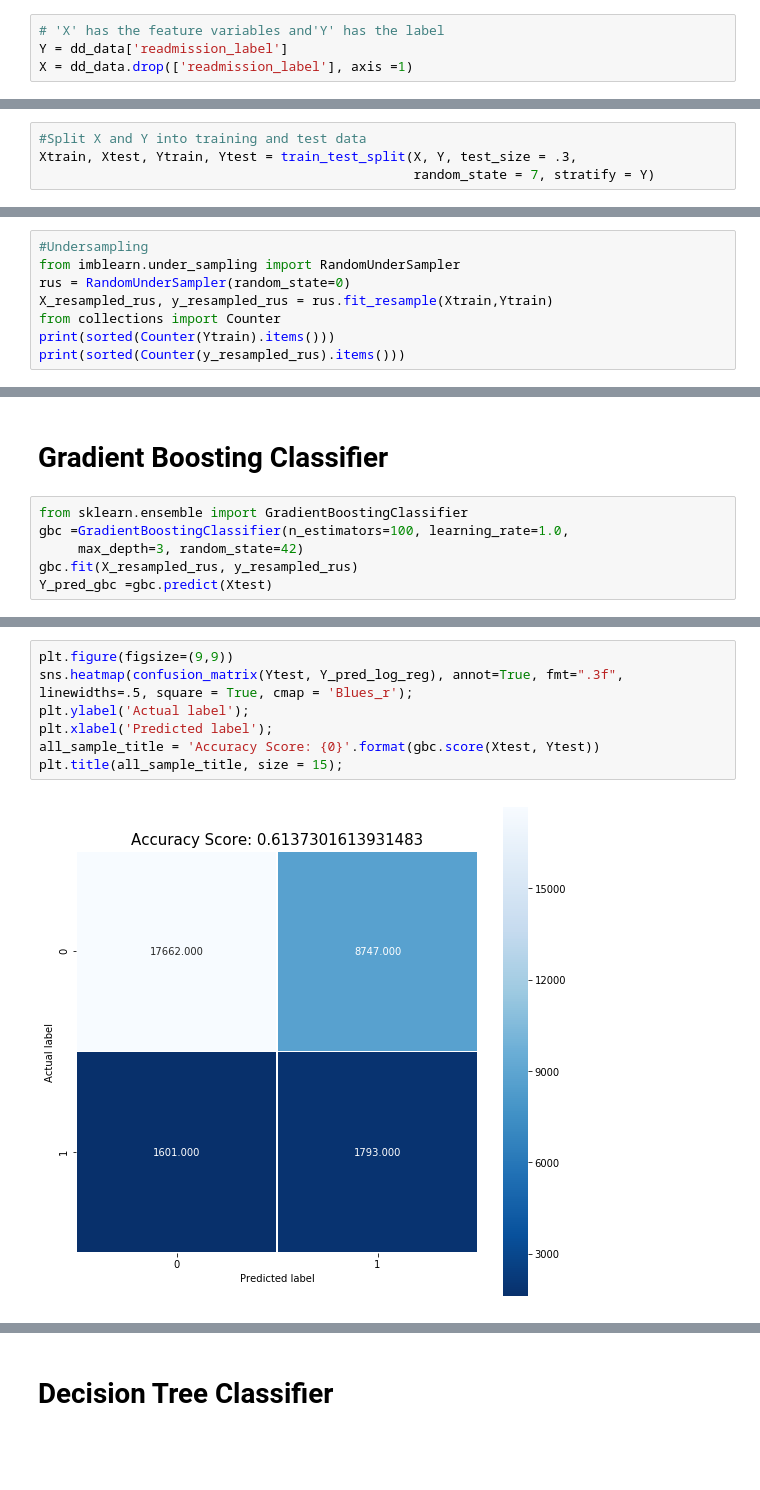
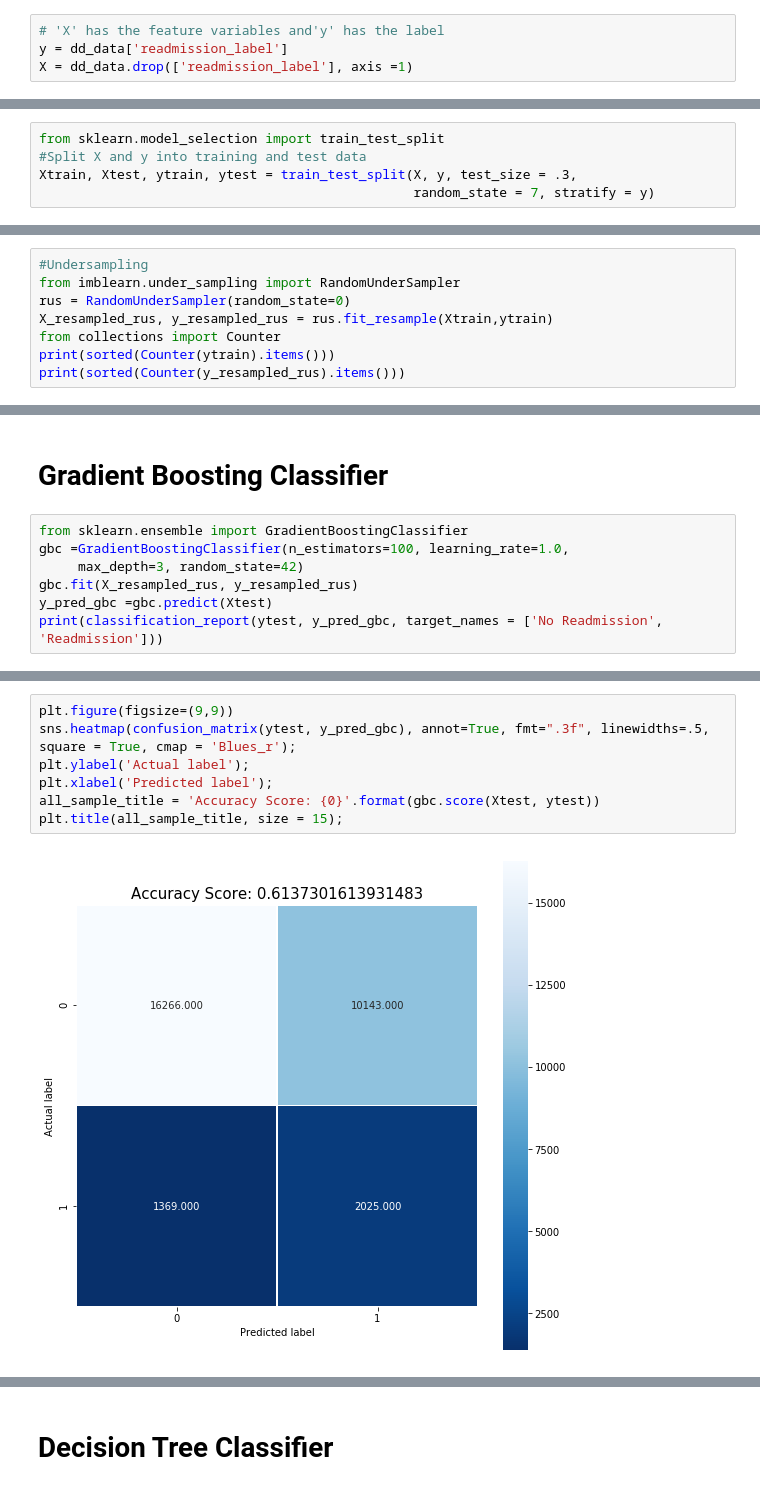
Before and after one commit to mrn21/CapstoneProject2, a Jupyter notebook: Hospital_Readmission.ipynb, the cells around one changed output, grey strips where cells are left out. Cells and saved outputs as stored; diff of their text form; blank space fills up the shorter version.

```diff
--- a/Hospital_Readmission.ipynb
+++ b/Hospital_Readmission.ipynb
@@ -486,6 +280,6 @@ Name: readmission_label, dtype: float64
 Now the data would be split into training and validation sets. The idea behind splitting the data is to measure how well the  model would work on unseen data.
 In this project, I split into 70% train, 30% validation data.
 # %%
-# 'X' has the feature variables and'Y' has the label
-Y = dd_data['readmission_label']
+# 'X' has the feature variables and'y' has the label
+y = dd_data['readmission_label']
 X = dd_data.drop(['readmission_label'], axis =1)
@@ -494,7 +286,8 @@ from sklearn.model_selection import train_test_split
 # %%
-#Split X and Y into training and test data
-Xtrain, Xtest, Ytrain, Ytest = train_test_split(X, Y, test_size = .3,
-                                                random_state = 7, stratify = Y)
+from sklearn.model_selection import train_test_split
+#Split X and y into training and test data
+Xtrain, Xtest, ytrain, ytest = train_test_split(X, y, test_size = .3,
+                                                random_state = 7, stratify = y)
 # %%
 print("shape of Xtrain,Xtest:",Xtrain.shape,Xtest.shape)
 # %% [output]
@@ -513,9 +306,9 @@ At this point , I would like to pause and ponder about class imbalance of the da
 #Undersampling
 from imblearn.under_sampling import RandomUnderSampler
 rus = RandomUnderSampler(random_state=0)
-X_resampled_rus, y_resampled_rus = rus.fit_resample(Xtrain,Ytrain)
+X_resampled_rus, y_resampled_rus = rus.fit_resample(Xtrain,ytrain)
 from collections import Counter
-print(sorted(Counter(Ytrain).items()))
+print(sorted(Counter(ytrain).items()))
 print(sorted(Counter(y_resampled_rus).items()))
 # %% [output]
 [(0, 61620), (1, 7920)]
@@ -729,4 +511,5 @@ from sklearn.ensemble import GradientBoostingClassifier
 gbc =GradientBoostingClassifier(n_estimators=100, learning_rate=1.0,
      max_depth=3, random_state=42)
 gbc.fit(X_resampled_rus, y_resampled_rus)
-Y_pred_gbc =gbc.predict(Xtest)
+y_pred_gbc =gbc.predict(Xtest)
+print(classification_report(ytest, y_pred_gbc, target_names = ['No Readmission', 'Readmission']))
@@ -757,9 +538,9 @@ print(confusion_matrix(Ytest, Y_pred_gbc))
 # %%
 plt.figure(figsize=(9,9))
-sns.heatmap(confusion_matrix(Ytest, Y_pred_log_reg), annot=True, fmt=".3f", linewidths=.5, square = True, cmap = 'Blues_r');
+sns.heatmap(confusion_matrix(ytest, y_pred_gbc), annot=True, fmt=".3f", linewidths=.5, square = True, cmap = 'Blues_r');
 plt.ylabel('Actual label');
 plt.xlabel('Predicted label');
-all_sample_title = 'Accuracy Score: {0}'.format(gbc.score(Xtest, Ytest))
+all_sample_title = 'Accuracy Score: {0}'.format(gbc.score(Xtest, ytest))
 plt.title(all_sample_title, size = 15);
 # %% [output]
-[figure, old version]
+[figure, new version]
```
Also changed, not shown: parts of 70 cells of this notebook.
